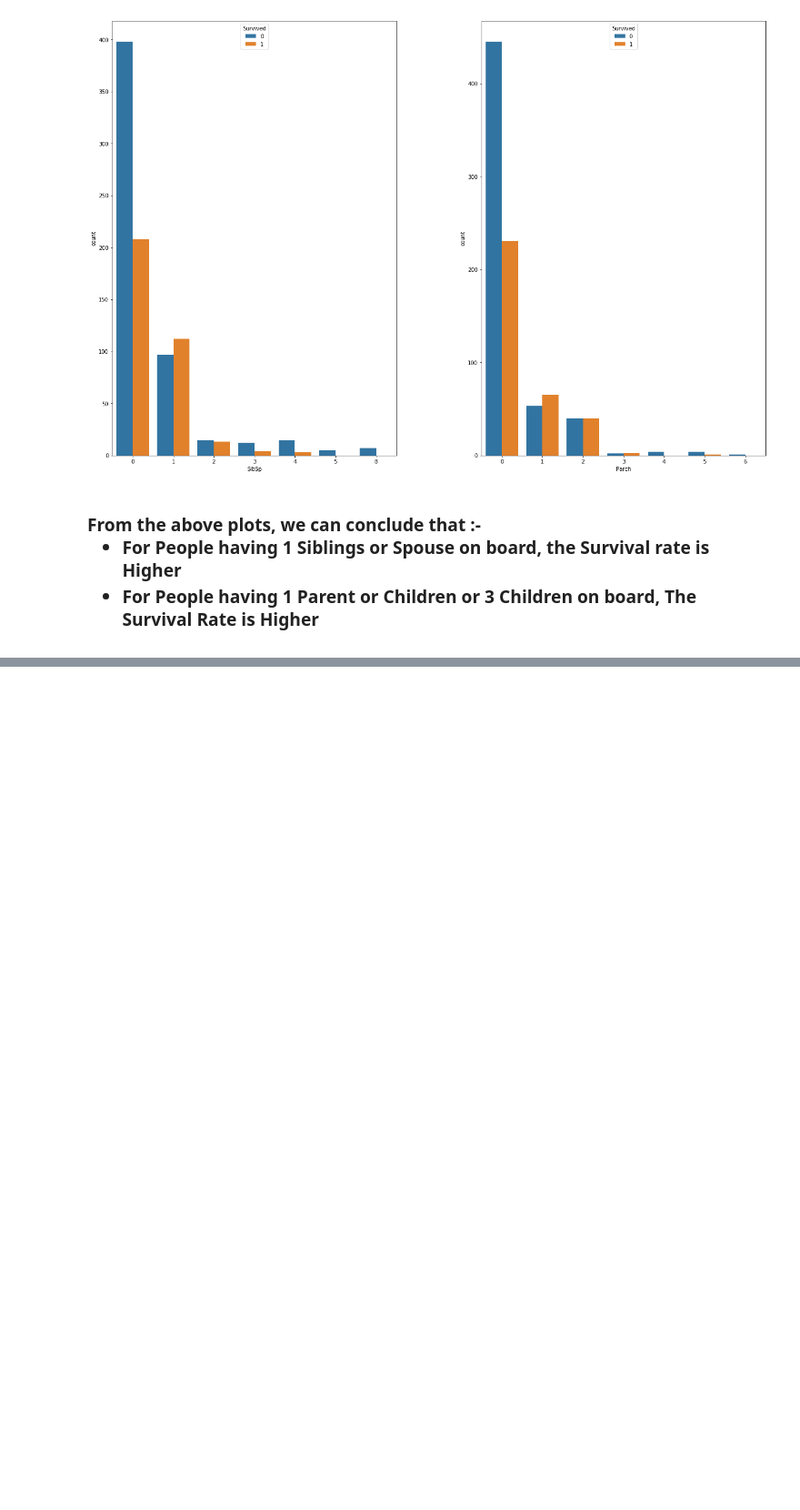
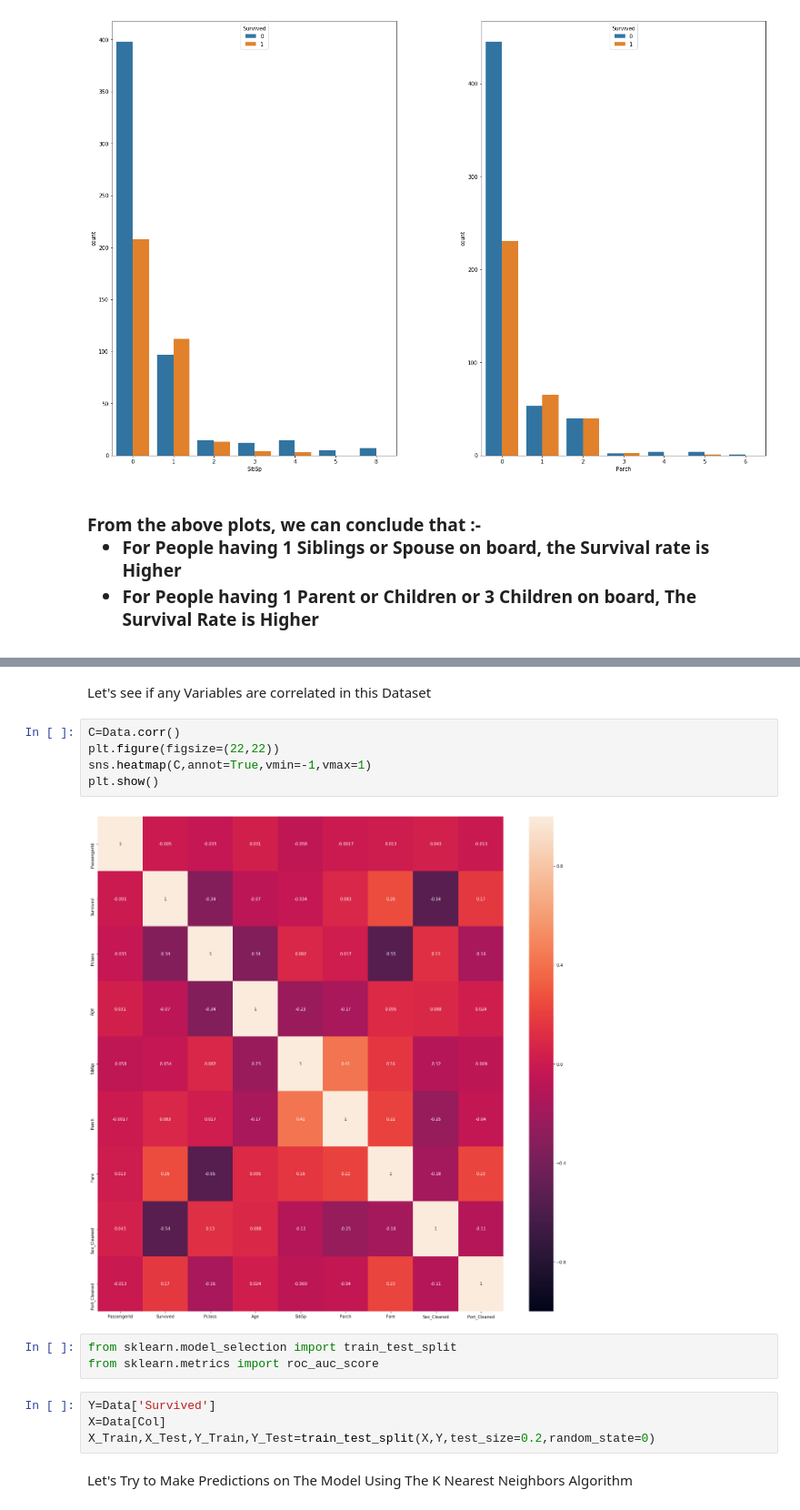
Before and after one commit to AjishKalia99/Titanic, a Jupyter notebook: Analysis.ipynb, the cells around one changed output, grey strips where cells are left out. Shown at 91% size. Drawn from its saved outputs; the diff is of its cells as text; blank space fills up the shorter version.

```diff
--- a/Analysis.ipynb
+++ b/Analysis.ipynb
@@ -242,0 +263,18 @@ plt.show()
+# %% [markdown]
+Let's see if any Variables are correlated in this Dataset
+# %%
+C=Data.corr()
+plt.figure(figsize=(22,22))
+sns.heatmap(C,annot=True,vmin=-1,vmax=1)
+plt.show()
+# %% [output]
+[figure, added]
+# %%
+from sklearn.model_selection import train_test_split
+from sklearn.metrics import roc_auc_score
+# %%
+Y=Data['Survived']
+X=Data[Col]
+X_Train,X_Test,Y_Train,Y_Test=train_test_split(X,Y,test_size=0.2,random_state=0)
+# %% [markdown]
+Let's Try to Make Predictions on The Model Using The K Nearest Neighbors Algorithm
```
Also changed, not shown: parts of 18 cells of this notebook.
